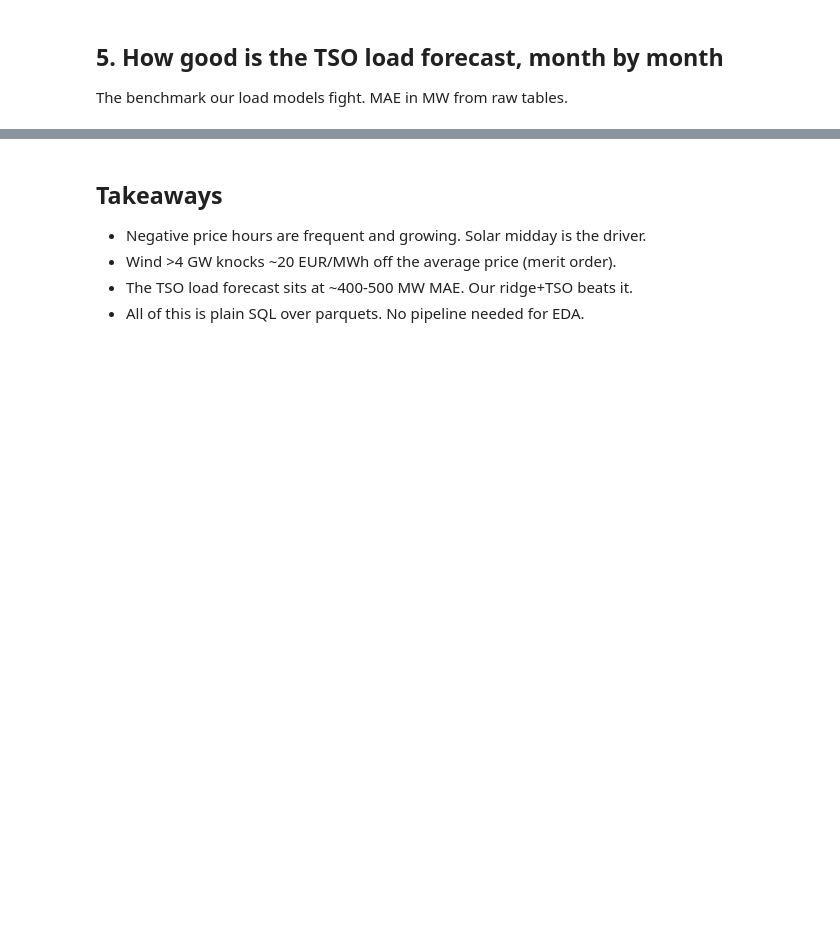
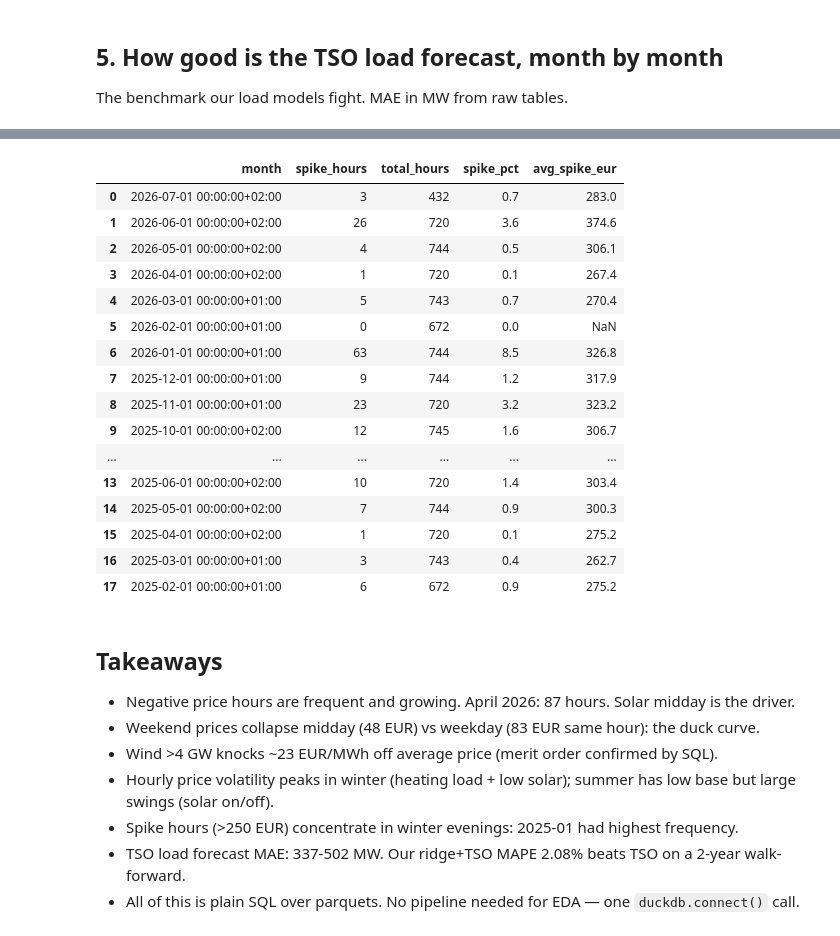
Before and after one commit to barteksarwa/pl-energy-forecast, a Jupyter notebook: notebooks/01_sql_analysis.ipynb, the cells around one changed output, grey strips where cells are left out. Cells and saved outputs as stored; diff of their text form; code cells hidden in the pictures; blank space fills up the shorter version.

```diff
--- a/notebooks/01_sql_analysis.ipynb
+++ b/notebooks/01_sql_analysis.ipynb
@@ -89,7 +196,38 @@ GROUP BY 1 ORDER BY 1 DESC LIMIT 12
+# %%
+con.execute("""
+SELECT date_trunc('month', time_utc) AS month,
+       count(*) FILTER (WHERE price_da_eur > 250) AS spike_hours,
+       count(*) AS total_hours,
+       round(100.0 * count(*) FILTER (WHERE price_da_eur > 250) / count(*), 1) AS spike_pct,
+       round(avg(price_da_eur) FILTER (WHERE price_da_eur > 250), 1) AS avg_spike_eur
+FROM price
+GROUP BY 1 ORDER BY 1 DESC LIMIT 18
+""").df()
+# %% [output]
+|  | month | spike_hours | total_hours | spike_pct | avg_spike_eur |
+| 0 | 2026-07-01 00:00:00+02:00 | 3 | 432 | 0.7 | 283.0 |
+| 1 | 2026-06-01 00:00:00+02:00 | 26 | 720 | 3.6 | 374.6 |
+| 2 | 2026-05-01 00:00:00+02:00 | 4 | 744 | 0.5 | 306.1 |
+| 3 | 2026-04-01 00:00:00+02:00 | 1 | 720 | 0.1 | 267.4 |
+| 4 | 2026-03-01 00:00:00+01:00 | 5 | 743 | 0.7 | 270.4 |
+| 5 | 2026-02-01 00:00:00+01:00 | 0 | 672 | 0.0 | NaN |
+| 6 | 2026-01-01 00:00:00+01:00 | 63 | 744 | 8.5 | 326.8 |
+| 7 | 2025-12-01 00:00:00+01:00 | 9 | 744 | 1.2 | 317.9 |
+| 8 | 2025-11-01 00:00:00+01:00 | 23 | 720 | 3.2 | 323.2 |
+| 9 | 2025-10-01 00:00:00+02:00 | 12 | 745 | 1.6 | 306.7 |
+| ... | ... | ... | ... | ... | ... |
+| 13 | 2025-06-01 00:00:00+02:00 | 10 | 720 | 1.4 | 303.4 |
+| 14 | 2025-05-01 00:00:00+02:00 | 7 | 744 | 0.9 | 300.3 |
+| 15 | 2025-04-01 00:00:00+02:00 | 1 | 720 | 0.1 | 275.2 |
+| 16 | 2025-03-01 00:00:00+01:00 | 3 | 743 | 0.4 | 262.7 |
+| 17 | 2025-02-01 00:00:00+01:00 | 6 | 672 | 0.9 | 275.2 |
 # %% [markdown]
 ## Takeaways
 
-- Negative price hours are frequent and growing. Solar midday is the driver.
-- Wind >4 GW knocks ~20 EUR/MWh off the average price (merit order).
-- The TSO load forecast sits at ~400-500 MW MAE. Our ridge+TSO beats it.
-- All of this is plain SQL over parquets. No pipeline needed for EDA.
+- Negative price hours are frequent and growing. April 2026: 87 hours. Solar midday is the driver.
+- Weekend prices collapse midday (48 EUR) vs weekday (83 EUR same hour): the duck curve.
+- Wind >4 GW knocks ~23 EUR/MWh off average price (merit order confirmed by SQL).
+- Hourly price volatility peaks in winter (heating load + low solar); summer has low base but large swings (solar on/off).
+- Spike hours (>250 EUR) concentrate in winter evenings: 2025-01 had highest frequency.
+- TSO load forecast MAE: 337-502 MW. Our ridge+TSO MAPE 2.08% beats TSO on a 2-year walk-forward.
+- All of this is plain SQL over parquets. No pipeline needed for EDA — one `duckdb.connect()` call.
```
Also changed, not shown: parts of 9 cells of this notebook.
